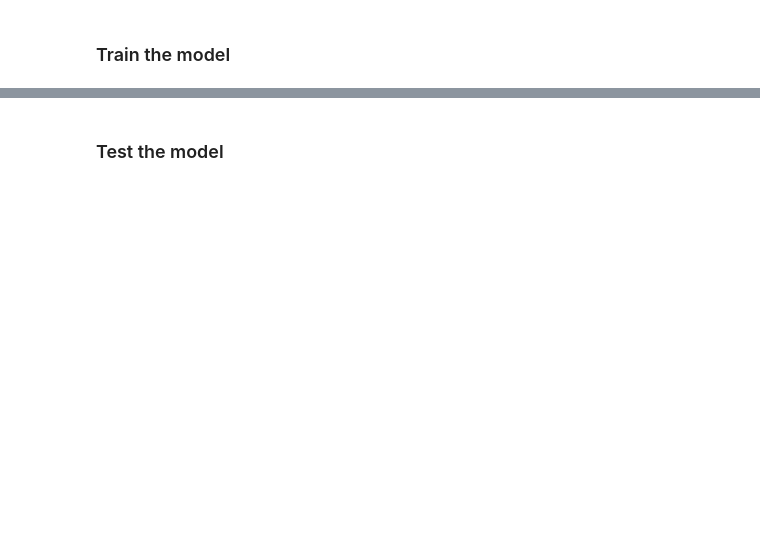
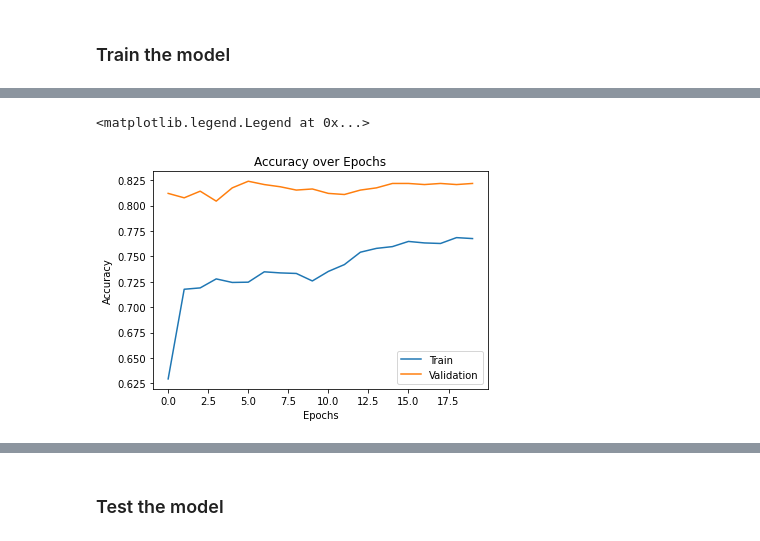
Before and after one commit to joao-pm-santos96/ml_project2, a Jupyter notebook: pneumonia.ipynb, the cells around one changed output, grey strips where cells are left out. Saved outputs shown, nothing was run; the diff lists cells and outputs as text; code cells hidden in the pictures; blank space fills up the shorter version.

```diff
--- a/pneumonia.ipynb
+++ b/pneumonia.ipynb
@@ -323,0 +425,9 @@ print("Minimum Validation Loss: {:0.4f}".format(history_df['val_loss'].min()));
+# %%
+history_df.loc[0:, ['accuracy', 'val_accuracy']].plot(
+    title='Accuracy over Epochs',
+    xlabel='Epochs',
+    ylabel='Accuracy')
+plt.legend(["Train", "Validation"])
+# %% [output]
+<matplotlib.legend.Legend at 0x...>
+[figure, added]
```
Also changed, not shown: parts of 19 cells of this notebook, 15 other files.
